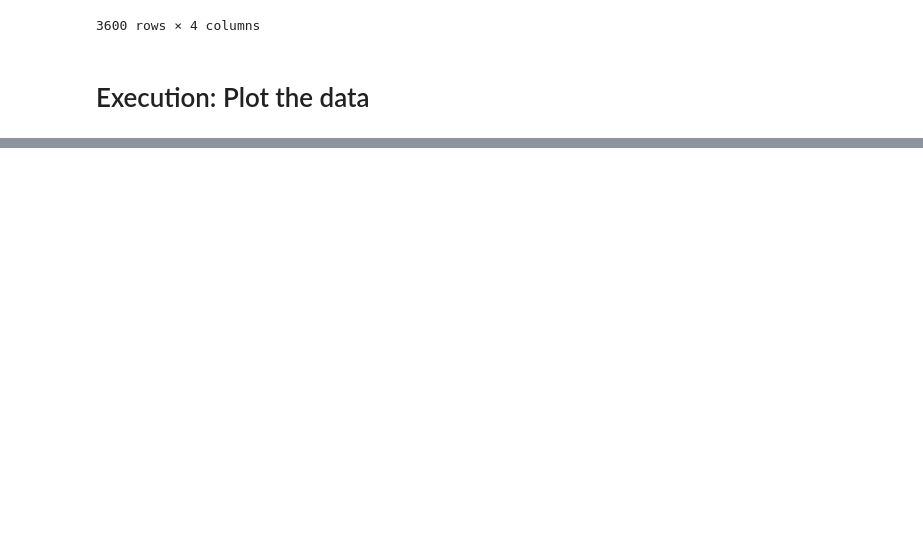
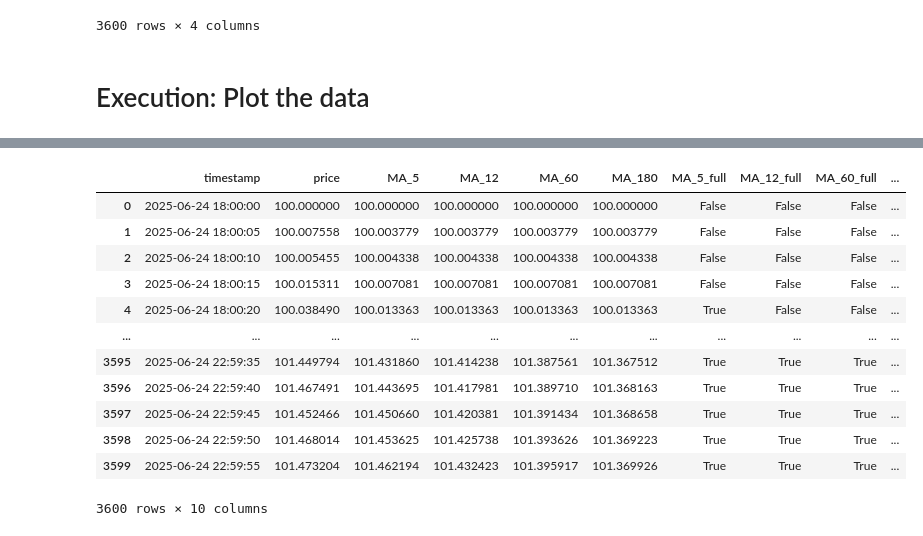
Before and after one commit to surgelove/trading_strategies_testbed, a Jupyter notebook: test1.ipynb, the cells around one changed output, grey strips where cells are left out. Saved outputs shown, nothing was run; the diff lists cells and outputs as text; code cells hidden in the pictures; blank space fills up the shorter version.

```diff
--- a/test1.ipynb
+++ b/test1.ipynb
@@ -608,0 +1025,16 @@ Plotted 3 columns: ['price', 'EMA_15min', 'TEMA_15min']
+# %%
+df_streaming
+# %% [output]
+|  | timestamp | price | MA_5 | MA_12 | MA_60 | MA_180 | MA_5_full | MA_12_full | MA_60_full | ... |
+| 0 | 2025-06-24 18:00:00 | 100.000000 | 100.000000 | 100.000000 | 100.000000 | 100.000000 | False | False | False | ... |
+| 1 | 2025-06-24 18:00:05 | 100.007558 | 100.003779 | 100.003779 | 100.003779 | 100.003779 | False | False | False | ... |
+| 2 | 2025-06-24 18:00:10 | 100.005455 | 100.004338 | 100.004338 | 100.004338 | 100.004338 | False | False | False | ... |
+| 3 | 2025-06-24 18:00:15 | 100.015311 | 100.007081 | 100.007081 | 100.007081 | 100.007081 | False | False | False | ... |
+| 4 | 2025-06-24 18:00:20 | 100.038490 | 100.013363 | 100.013363 | 100.013363 | 100.013363 | True | False | False | ... |
+| ... | ... | ... | ... | ... | ... | ... | ... | ... | ... | ... |
+| 3595 | 2025-06-24 22:59:35 | 101.449794 | 101.431860 | 101.414238 | 101.387561 | 101.367512 | True | True | True | ... |
+| 3596 | 2025-06-24 22:59:40 | 101.467491 | 101.443695 | 101.417981 | 101.389710 | 101.368163 | True | True | True | ... |
+| 3597 | 2025-06-24 22:59:45 | 101.452466 | 101.450660 | 101.420381 | 101.391434 | 101.368658 | True | True | True | ... |
+| 3598 | 2025-06-24 22:59:50 | 101.468014 | 101.453625 | 101.425738 | 101.393626 | 101.369223 | True | True | True | ... |
+| 3599 | 2025-06-24 22:59:55 | 101.473204 | 101.462194 | 101.432423 | 101.395917 | 101.369926 | True | True | True | ... |
+3600 rows × 10 columns
```
Also changed, not shown: parts of 9 cells of this notebook.
